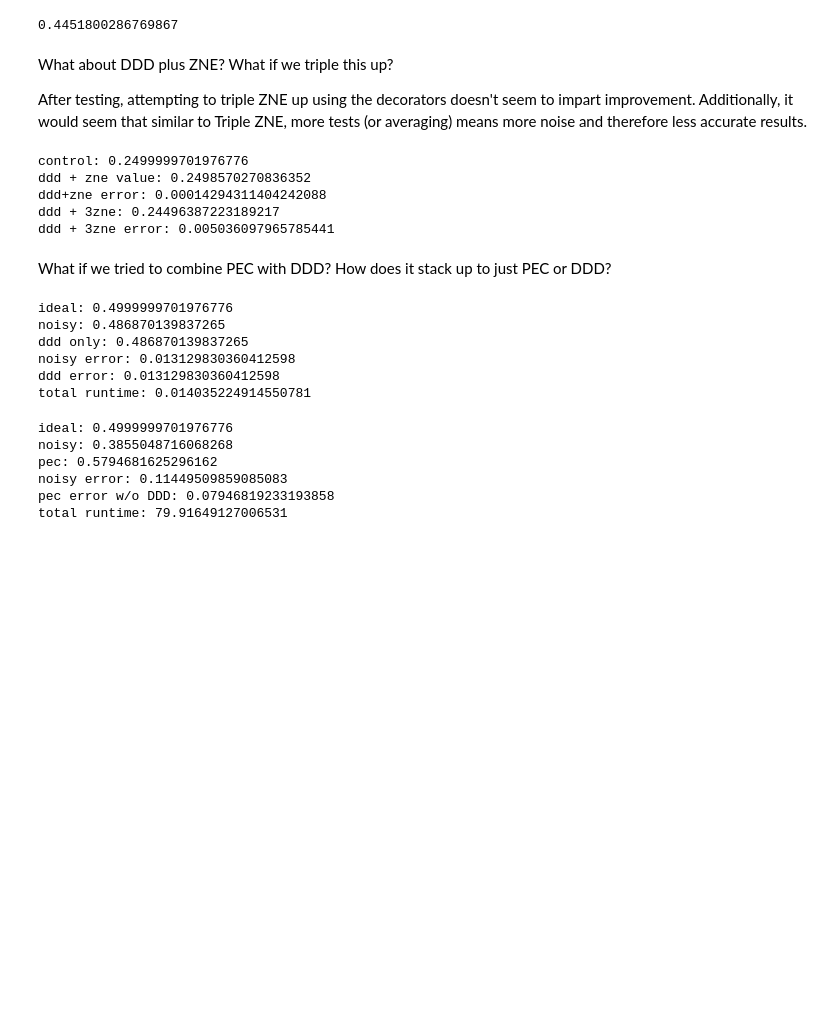
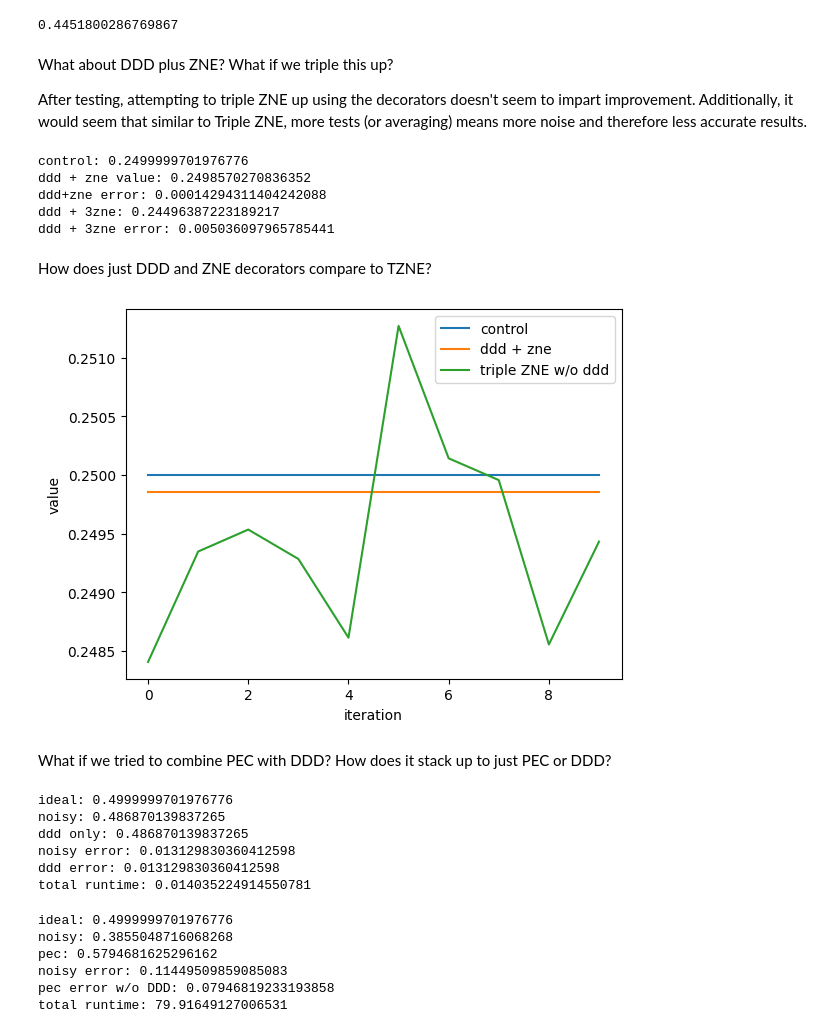
Before and after one commit to MChang360686/QRISE2024, a Jupyter notebook: test.ipynb, the cells around one changed output. Drawn from its saved outputs; the diff is of its cells as text; code cells hidden in the pictures; blank space fills up the shorter version.

Commit message:
final commit compare zne+ddd decorators to tzne

```diff
--- a/test.ipynb
+++ b/test.ipynb
@@ -546,6 +546,84 @@ ddd + zne value: 0.2498570270836352
 ddd+zne error: 0.00014294311404242088
 ddd + 3zne: 0.24496387223189217
 ddd + 3zne error: 0.005036097965785441
+# %% [markdown]
+How does just DDD and ZNE decorators compare to TZNE?
+# %%
+from mitiq import zne, ddd
+from mitiq.zne.scaling import fold_global, fold_gates_at_random, insert_id_layers
+from mitiq.zne.inference import RichardsonFactory
+import matplotlib.pyplot as plt
+import mitiq
+from mitiq.zne.inference import RichardsonFactory, LinearFactory, ExpFactory
+import cirq
+import warnings
+
+warnings.filterwarnings('ignore')
+frontend="cirq"
+
+
+# Circuit
+a, b, c = cirq.LineQubit.range(3)
+cir = cirq.Circuit(
+    cirq.H(a),
+    cirq.CNOT(a, b),
+    cirq.CNOT(b, c),
+    cirq.S(a),
+    cirq.H(a),
+    cirq.CNOT(a, b),
+    cirq.CNOT(b, c),
+    cirq.S(a),
+)
+
+# Demo example
+@ddd.ddd_decorator(rule=ddd.rules.xyxy)
+@zne.zne_decorator(factory=RichardsonFactory([1, 3, 7]), scale_noise=insert_id_layers)
+def new_execute(circuit):
+    return execute(circuit)
+
+x = []
+control_y = []
+zne_y = []
+t_zne_y = []
+
+for i in range(0, 10):
+    try:
+        x.append(i)
+        factory = LinearFactory([1, 4, 7])
+        factory.run(cir, execute_no_noise)
+        control = factory.reduce()
+        control_y.append(control)
+
+        f2 = RichardsonFactory([1, 4, 7])
+        f2.run(cir, execute)
+        first = f2.reduce()
+
+        f3 = LinearFactory([1, 4, 7])
+        f3.run(cir, execute)
+        second = f3.reduce()
+
+        f4 = ExpFactory([1, 4, 7])
+        f4.run(cir, execute)
+        third = f4.reduce()
+
+        triple_zne = (first + second + third) / 3
+        t_zne_y.append(triple_zne)
+
+        zne_y.append(new_execute(cir))
+
+    except:
+        continue
+
+
+plt.plot(x, control_y, label="control")
+plt.plot(x, zne_y, label="ddd + zne")
+plt.plot(x, t_zne_y, label='triple ZNE w/o ddd')
+plt.xlabel("iteration")
+plt.ylabel("value")
+plt.legend()
+plt.show()
+# %% [output]
+[figure, added]
 # %% [markdown]
 What if we tried to combine PEC with DDD?  How does it stack up to just PEC or DDD?
 # %%
```
